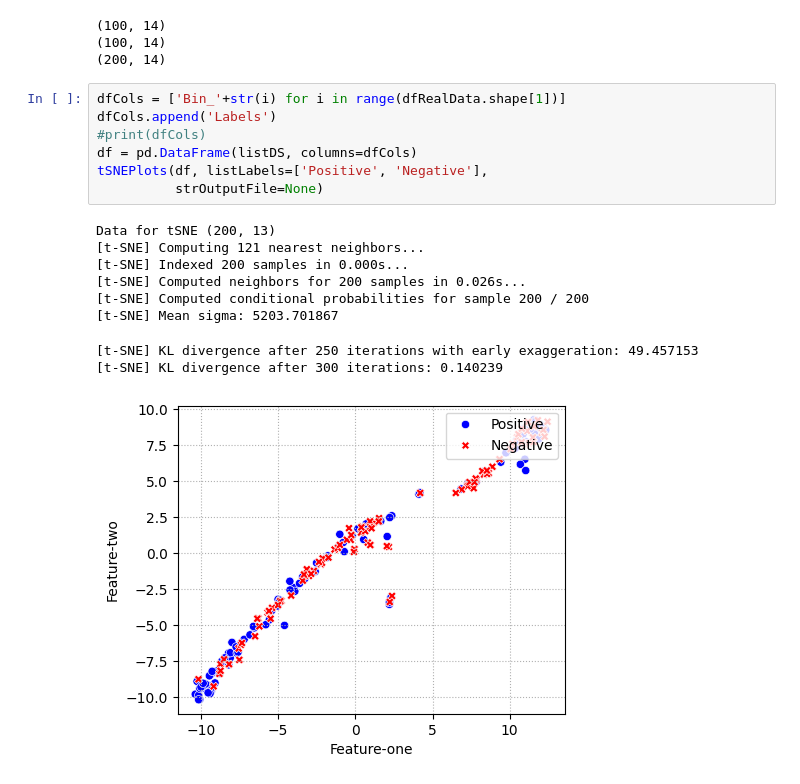
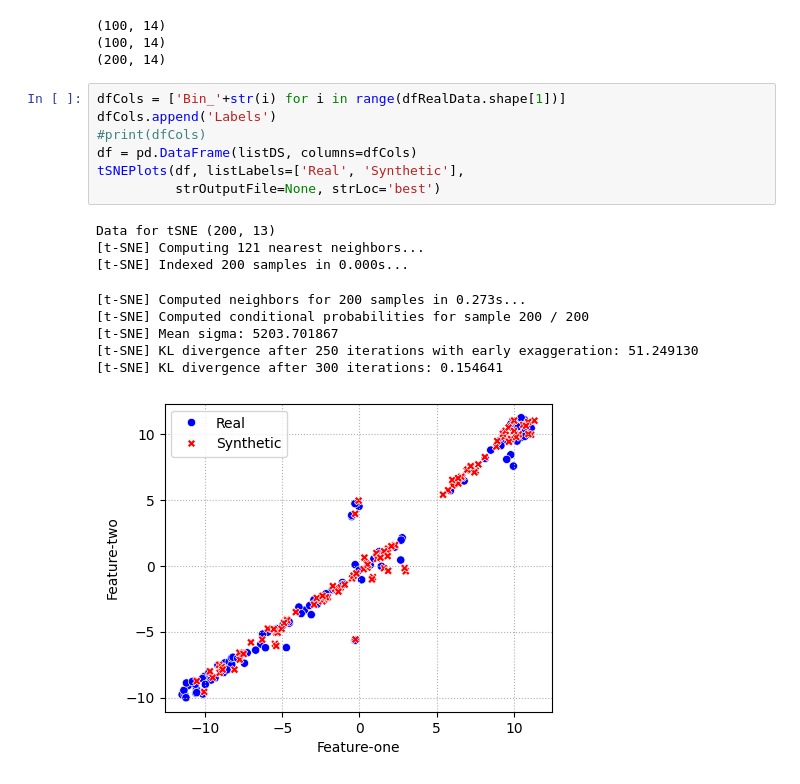
Before and after one commit to apachetechnology/AdvFailureCurves, a Jupyter notebook: nbGenSynData.ipynb, the cells around one changed output. Cells and saved outputs as stored; diff of their text form.

```diff
--- a/nbGenSynData.ipynb
+++ b/nbGenSynData.ipynb
@@ -105,17 +105,17 @@ print(listDS.shape)
 # %%
 dfCols = ['Bin_'+str(i) for i in range(dfRealData.shape[1])]
 dfCols.append('Labels')
 #print(dfCols)
 df = pd.DataFrame(listDS, columns=dfCols)
-tSNEPlots(df, listLabels=['Positive', 'Negative'],
-          strOutputFile=None)
+tSNEPlots(df, listLabels=['Real', 'Synthetic'],
+          strOutputFile=None, strLoc='best')
 # %% [output]
 Data for tSNE (200, 13)
 [t-SNE] Computing 121 nearest neighbors...
 [t-SNE] Indexed 200 samples in 0.000s...
-[t-SNE] Computed neighbors for 200 samples in 0.026s...
-[t-SNE] Computed conditional probabilities for sample 200 / 200
-[t-SNE] Mean sigma: 5203.701867
-[t-SNE] KL divergence after 250 iterations with early exaggeration: 49.457153
-[t-SNE] KL divergence after 300 iterations: 0.140239
+[t-SNE] Computed neighbors for 200 samples in 0.273s...
+[t-SNE] Computed conditional probabilities for sample 200 / 200
+[t-SNE] Mean sigma: 5203.701867
+[t-SNE] KL divergence after 250 iterations with early exaggeration: 51.249130
+[t-SNE] KL divergence after 300 iterations: 0.154641
-[figure, old version]
+[figure, new version]
```
Also changed, not shown: parts of 1 cell of this notebook, 3 other files.
